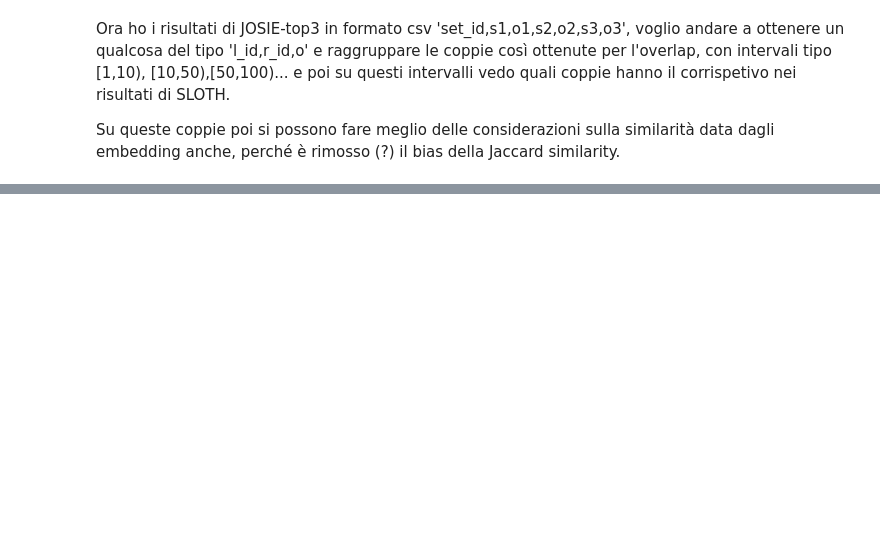
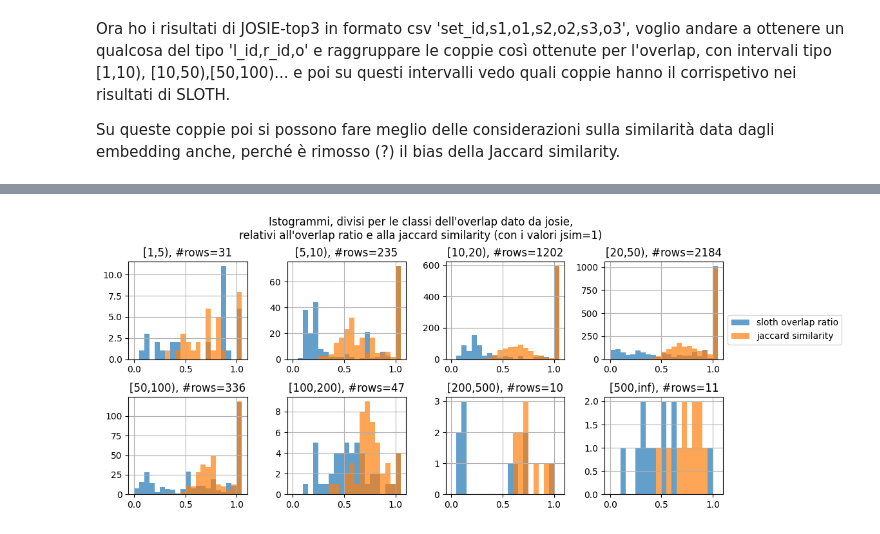
Before and after one commit to nanni00/datalake-table-finder, a Jupyter notebook: src/code/my_josie_stuff/split_results_into_intervals.ipynb, the cells around one changed output, grey strips where cells are left out. Cells and saved outputs as stored; diff of their text form; code cells hidden in the pictures; blank space fills up the shorter version.

```diff
--- a/src/code/my_josie_stuff/split_results_into_intervals.ipynb
+++ b/src/code/my_josie_stuff/split_results_into_intervals.ipynb
@@ -84,3 +77,17 @@ shape: (3_190, 6)
 | "16519520-1" | "16559174-1" | 803 | 0.867637 | 1345 | 0.51063 |
 | "16682980-1" | "16717744-1" | 808 | 0.863576 | 1590 | 0.600907 |
 | "16517223-1" | "16519520-1" | 840 | 0.915589 | 1640 | 0.622627 |
+# %%
+steps = [range(1, 5), range(5, 10), range(10, 20), range(20, 50), range(50, 100), range(100, 200), range(200, 500), range(500, 1000)]
+# %%
+def mapper(t):
+    for s in steps:
+        if t in s:
+            return f'[{s.start},{s.stop})' if s.stop != 1000 else f'[{s.start},inf)'
+
+col = final_results.columns
+final_results = final_results.map_rows(
+    lambda t: (t[0], t[1], mapper(t[2]), t[3], t[4], t[5])
+)
+final_results.columns = col
+final_results
@@ -86,0 +109,23 @@ shape: (3_190, 6)
+# %%
+ncol = len(steps) // 2
+fig, axes = plt.subplots(2, ncol, figsize=(10, 5))
+fig.tight_layout(h_pad=3)
+fig.subplots_adjust(top=0.8)
+fig.suptitle('Istogrammi, divisi per le classi dell\'overlap dato da josie,\nrelativi all\'overlap ratio e alla jaccard similarity (con i valori jsim=1)', y=0.94)
+for i in range(2):
+    for j in range(ncol):
+        r = steps[i * ncol + j]
+        ax = axes[i][j]
+        tag = f'[{r.start},{r.stop})' if r.stop != 1000 else f'[{r.start},inf)'
+        rows = final_results.filter(pl.col('overlap') == tag)
+        title = f'{tag}, #rows={rows.shape[0]}'
+
+        ax.set_title(title)
+        ax.hist(rows['a%'],     bins=np.arange(0, 1.1, 0.05), align='mid', alpha=0.7, label='sloth overlap ratio')
+        ax.hist(rows['jsim'],   bins=np.arange(0, 1.1, 0.05), align='mid', alpha=0.7, label='jaccard similarity')
+        ax.grid(True)
+axes[0][3].legend(bbox_to_anchor=(1, 0.5))
+
+plt.show()
+# %% [output]
+[figure, added]
```
Also changed, not shown: parts of 10 cells of this notebook, 1 other file.
